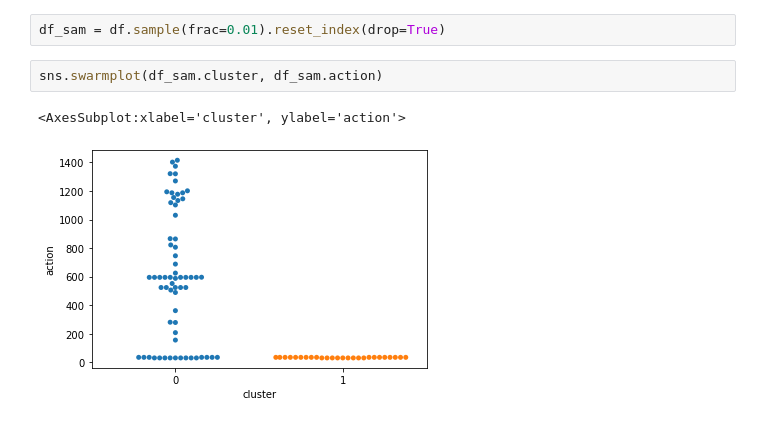
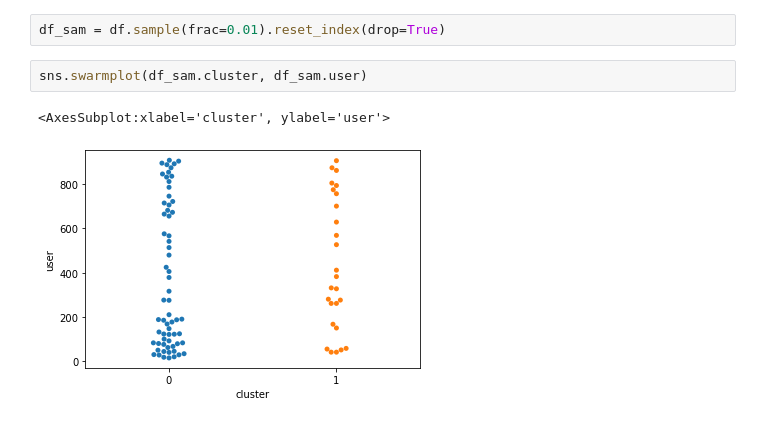
Before and after one commit to DARKS-ML/Insider-Threat-Detection-using-ML, a Jupyter notebook: model.ipynb, the cells around one changed output. Saved outputs shown, nothing was run; the diff lists cells and outputs as text.

Commit message:
make cluster based on user

```diff
--- a/model.ipynb
+++ b/model.ipynb
@@ -37,7 +37,7 @@ df['cluster'] = kmeans.labels_
 # %%
 df_sam = df.sample(frac=0.01).reset_index(drop=True)
 # %%
-sns.swarmplot(df_sam.cluster, df_sam.action)
+sns.swarmplot(df_sam.cluster, df_sam.user)
 # %% [output]
-<AxesSubplot:xlabel='cluster', ylabel='action'>
+<AxesSubplot:xlabel='cluster', ylabel='user'>
-[figure, old version]
+[figure, new version]
```
